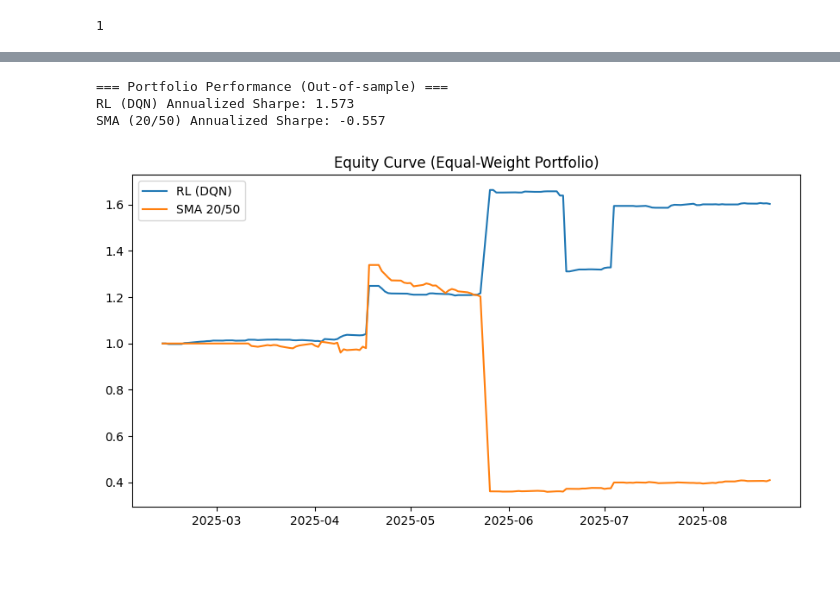
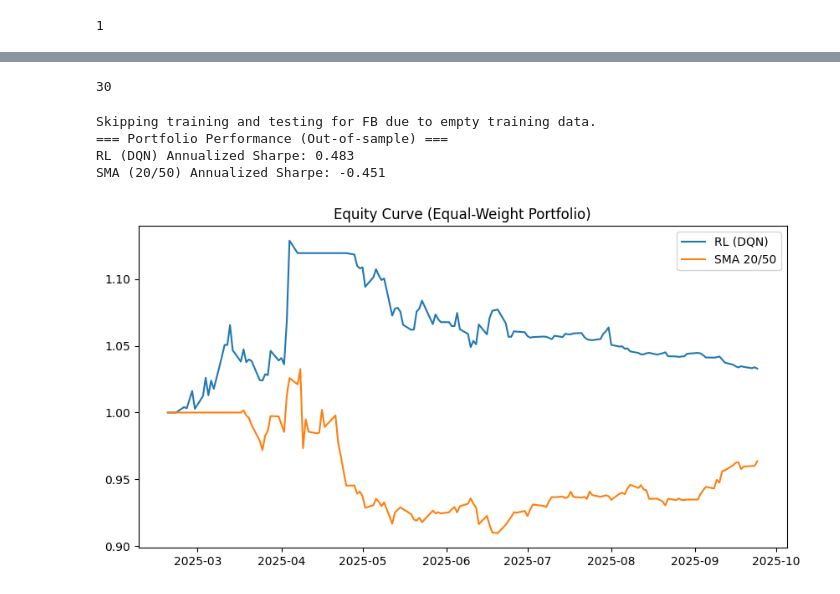
Before and after one commit to FelipeSchreiber/trading_RL_agent, a Jupyter notebook: trading_agent.ipynb, the cells around one changed output, grey strips where cells are left out. Saved outputs shown, nothing was run; the diff lists cells and outputs as text; code cells hidden in the pictures; blank space fills up the shorter version.

```diff
--- a/trading_agent.ipynb
+++ b/trading_agent.ipynb
@@ -91,6 +113,6 @@ for ticker, series in equity_data.items():
     series.reindex(new_index,fill_value=0.0)
 
 # Verify that all series start at the same date
-for ticker, series in padded_equity_data.items():
+for ticker, series in equity_data.items():
     print(f"{ticker}: {series.index[0]} : {len(series)} : {series.shape}")
 # %% [output]
@@ -118,3 +136,7 @@ equity_data['WMT'].shape
+# %%
+len(equity_data.keys())
+# %% [output]
+30
 # %%
 import math
 import random
@@ -183,12 +205,25 @@ class SingleAssetTradingEnv:
         self.cfg = cfg
         self.T = len(self.returns)
         self.reset()
+        self.num_equities = self.prices.shape[0] if isinstance(self.prices, pd.DataFrame) else 1
+        self.corr_matrix = np.zeros((self.num_equities,self.num_equities))
 
 
     def reset(self) -> np.ndarray:
         self.t = self.cfg.window
         self.position = 0
+        if self.T <= self.cfg.window: # Add check for insufficient data
+            return None
         return self._get_state()
+
+    def compute_correlation_matrix(self) -> np.ndarray:
+      self.corr_matrix = np.corrcoef(self.returns.T)
+      print(self.corr_matrix.shape)
+      return self.corr_matrix
+
+    def compute_portifolio_variance(self, weights: np.ndarray) -> float:
+        return np.std(self.returns)
+        # return np.dot(weights, np.dot(self.corr_matrix, weights))
 
     def _get_state(self) -> np.ndarray:
         window_ret = self.returns[self.t - self.cfg.window:self.t]
@@ -203,7 +238,8 @@ class SingleAssetTradingEnv:
         r_t = self.returns[self.t]
         pnl = self.position * r_t # profit and loss
         cost = self.cfg.trans_cost * abs(new_position - self.position)
-        reward = pnl - cost - self.cfg.risk_aversion * (pnl ** 2)
+        volatility = self.compute_portifolio_variance(new_position)
+        reward = pnl - cost - self.cfg.risk_aversion * (volatility ** 2)
 
         self.position = new_position
         self.t += 1
@@ -369,6 +405,10 @@ class DQNAgent:
 
     def fit_env(self, env: SingleAssetTradingEnv):
         s = env.reset()
+        if s is None: # Check if reset returned None due to insufficient data
+            print(f"Skipping training for {env.prices.name if isinstance(env.prices, pd.Series) else 'this asset'} due to insufficient data.")
+            return False # Indicate that training was skipped
+
         for _ in range(self.cfg.min_buffer):
             a = np.random.randint(self.cfg.action_dim)
             ns, r, done, _ = env.step(a)
@@ -376,12 +416,17 @@ class DQNAgent:
             s = env.reset() if done else ns
 
         s = env.reset()
+        if s is None: # Check again after filling buffer
+             print(f"Skipping training for {env.prices.name if isinstance(env.prices, pd.Series) else 'this asset'} due to insufficient data.")
+             return False # Indicate that training was skipped
+
         for _ in range(self.cfg.train_steps):
             a = self.act(s)
-            ns, r, done, _ = env.step(a)
+            ns, r, done, info = env.step(a)
             self.buffer.add(s, a, r, ns if not done else s, float(done))
             self.learn()
             s = env.reset() if done else ns
+        return True # Indicate that training was successful
 
 # -----------------------------
 # Backtest Utilities
@@ -446,53 +491,63 @@ rl_returns_dict = {}
 sma_returns_dict = {}
 
 for ticker, px in train_prices.items():
+    # Add a check for empty DataFrame before proceeding
+    if px.empty:
+        print(f"Skipping training and testing for {ticker} due to empty training data.")
+        continue
+
     state_dim = ENV_CFG.window + 3
     dqn_cfg = DQNConfig(state_dim=state_dim, **DQN_BASE)
 
     env_train = SingleAssetTradingEnv(px, ENV_CFG)
     agent = DQNAgent(dqn_cfg)
-    agent.fit_env(env_train)
+    if agent.fit_env(env_train): # Check if training was successful
+      env_test = SingleAssetTradingEnv(test_prices[ticker], ENV_CFG)
+      s = env_test.reset()
+      pnl_series = []
+      # Add check for insufficient data in test environment
+      if s is not None:
+        for t in range(ENV_CFG.window, len(env_test.returns) - 1):
+            a = agent.act(s)
+            ns, r, done, info = env_test.step(a)
+            pnl_series.append(info["pnl"])
+            if done: break
+            s = ns
 
-    env_test = SingleAssetTradingEnv(test_prices[ticker], ENV_CFG)
-    s = env_test.reset()
-    pnl_series = []
-    for t in range(ENV_CFG.window, len(env_test.returns) - 1):
-        a = agent.act(s)
-        ns, r, done, info = env_test.step(a)
-        pnl_series.append(info["pnl"])
-        if done: break
-        s = ns
+        idx = test_prices[ticker].index[ENV_CFG.window:ENV_CFG.window + len(pnl_series)]
+        rl_returns_dict[ticker] = pd.Series(pnl_series, index=idx, name=f"{ticker}_RL")
 
-    idx = test_prices[ticker].index[ENV_CFG.window:ENV_CFG.window + len(pnl_series)]
-    rl_returns_dict[ticker] = pd.Series(pnl_series, index=idx, name=f"{ticker}_RL")
+        sma_ret = sma_strategy(test_prices[ticker].iloc[:, 0] if isinstance(test_prices[ticker], pd.DataFrame) else test_prices[ticker], fast=20, slow=50).loc[idx] # Handle potential DataFrame input
+        sma_returns_dict[ticker] = sma_ret.rename(f"{ticker}_SMA")
+      else:
+          print(f"Skipping testing for {ticker} due to insufficient data in test environment.")
 
-    sma_ret = sma_strategy(test_prices[ticker].iloc[:, 0] if isinstance(test_prices[ticker], pd.DataFrame) else test_prices[ticker], fast=20, slow=50).loc[idx] # Handle potential DataFrame input
-    sma_returns_dict[ticker] = sma_ret.rename(f"{ticker}_SMA")
 
 rl_portfolio = equal_weight_portfolio(rl_returns_dict)
 sma_portfolio = equal_weight_portfolio(sma_returns_dict)
 
 rl_sharpe = annualized_sharpe(rl_portfolio)
 sma_sharpe = annualized_sharpe(sma_portfolio)
 
 rl_equity = equity_curve_from_returns(rl_portfolio, 1.0)
 sma_equity = equity_curve_from_returns(sma_portfolio, 1.0)
 
 print("=== Portfolio Performance (Out-of-sample) ===")
 print(f"RL (DQN) Annualized Sharpe: {rl_sharpe:.3f}")
 print(f"SMA (20/50) Annualized Sharpe: {sma_sharpe:.3f}")
 
 plt.figure(figsize=(10, 5))
 plt.plot(rl_equity.index, rl_equity.values, label="RL (DQN)")
 plt.plot(sma_equity.index, sma_equity.values, label="SMA 20/50")
 plt.title("Equity Curve (Equal-Weight Portfolio)")
 plt.legend()
 plt.savefig("exemplo.png")
 # %% [output]
+Skipping training and testing for FB due to empty training data.
 === Portfolio Performance (Out-of-sample) ===
-RL (DQN) Annualized Sharpe: 1.573
-SMA (20/50) Annualized Sharpe: -0.557
+RL (DQN) Annualized Sharpe: 0.483
+SMA (20/50) Annualized Sharpe: -0.451
-[figure, old version]
+[figure, new version]
 # %%
 price_series_dict
 # %% [output]
```
Also changed, not shown: parts of 12 cells of this notebook.
